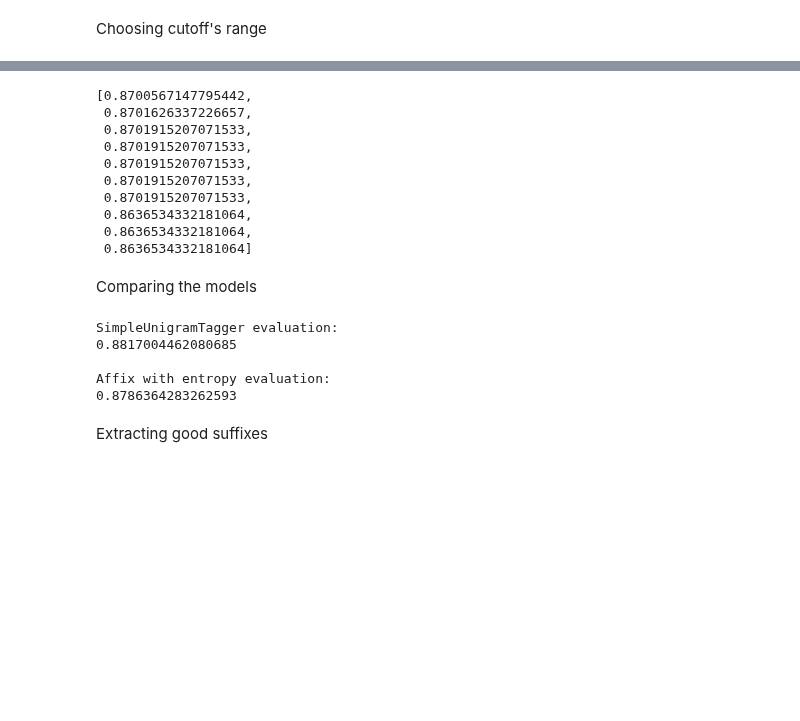
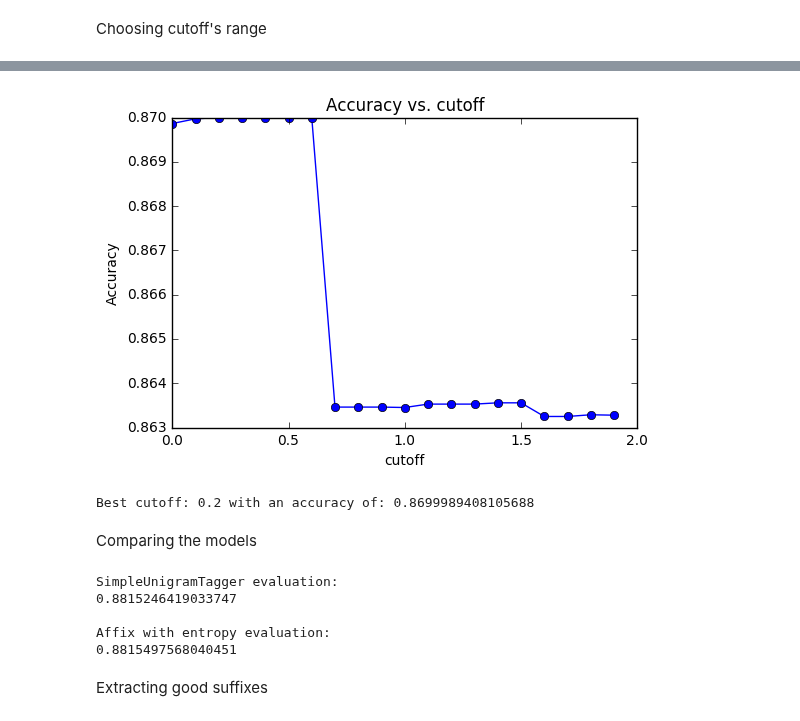
Before and after one commit to asnatm/nlpc, a Jupyter notebook: HW1.ipynb, the cells around one changed output, grey strips where cells are left out. Cells and saved outputs as stored; diff of their text form; code cells hidden in the pictures; blank space fills up the shorter version.

```diff
--- a/HW1.ipynb
+++ b/HW1.ipynb
@@ -382,24 +384,22 @@ cutoffs = arange(0, 1, 0.1)
 errors = [opt_cutoff(cutoff) for cutoff in cutoffs]
-# %%
-[1-error for error in errors]
-# %% [output]
-[0.8700567147795442,
- 0.8701626337226657,
- 0.8701915207071533,
- 0.8701915207071533,
- 0.8701915207071533,
- 0.8701915207071533,
- 0.8701915207071533,
- 0.8636534332181064,
- 0.8636534332181064,
- 0.8636534332181064]
+# %%
+pylab.plot(cutoffs, [1-error for error in errors], '-bo')
+pylab.title('Accuracy vs. cutoff')
+pylab.xlabel('cutoff')
+pylab.ylabel('Accuracy')
+pylab.show()
+print("Best cutoff: {0} with an accuracy of: {1}".format(cutoffs[errors.index(min(errors))], 1-min(errors)))
+# %% [output]
+[figure, added]
+Best cutoff: 0.2 with an accuracy of: 0.8699989408105688
 # %% [markdown]
 Comparing the models
 # %%
-print("SimpleUnigramTagger evaluation: \n{0}\n".format(tagger.evaluate(clean_test)))
+unigram = SimpleUnigramTagger(train=clean_train)
+print("SimpleUnigramTagger evaluation: \n{0}\n".format(unigram.evaluate(clean_test)))
 context_to_tag = aff_train(clean_train, 0.2)
 test_tagged_words = [tagged_word for sent in clean_test for tagged_word in sent]
-tagged = aff_tag(remove_tags(test_tagged_words), context_to_tag)
+tagged = aff_tag(remove_tags(test_tagged_words), context_to_tag, unigram)
 error = 0
 for i in range(len(test_tagged_words)):
     if tagged[i][1] != test_tagged_words[i][1]:
@@ -408,10 +408,10 @@ error = error / len(test_tagged_words)
 print("Affix with entropy evaluation: \n{0}\n".format(1-error))
 # %% [output]
 SimpleUnigramTagger evaluation:
-0.8817004462080685
+0.8815246419033747
 
 Affix with entropy evaluation:
-0.8786364283262593
+0.8815497568040451
 # %% [markdown]
 Extracting good suffixes
 # %%
```
Also changed, not shown: parts of 28 cells of this notebook.
